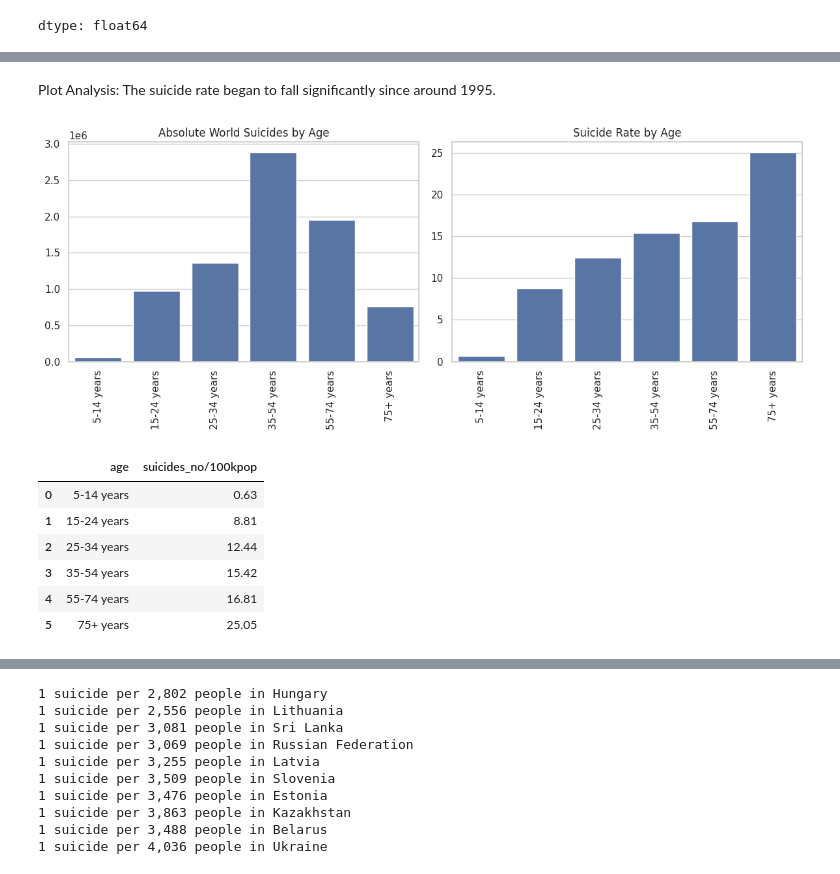
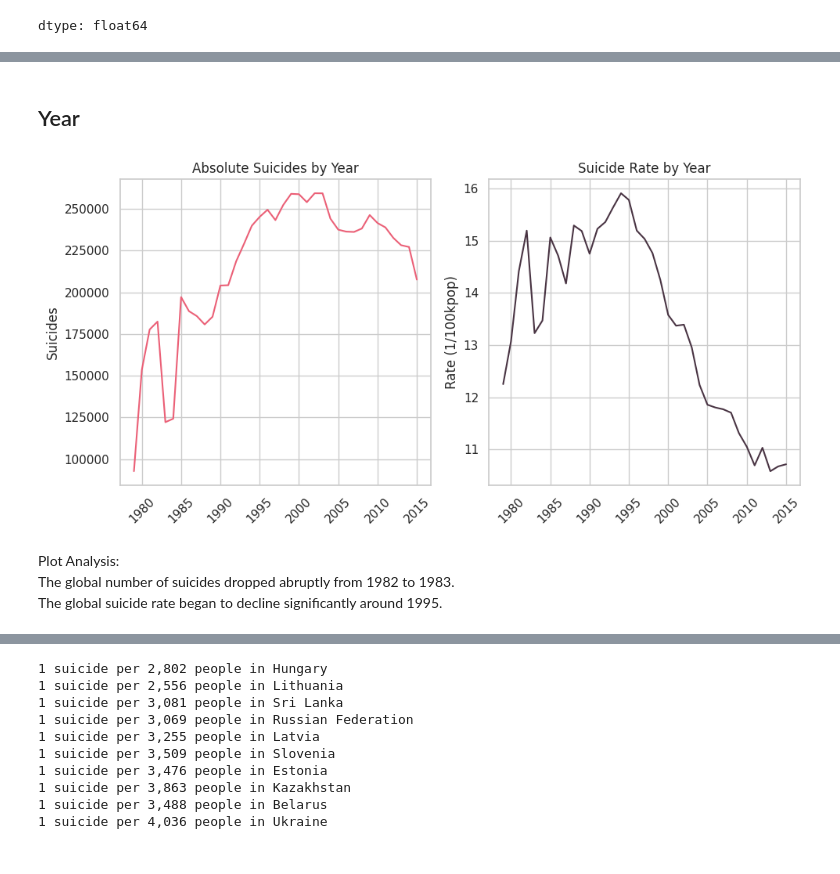
Before and after one commit to pdrzxzz/who-suicide-analysis, a Jupyter notebook: who_suicides_analysis.ipynb, the cells around one changed output, grey strips where cells are left out. Cells and saved outputs as stored; diff of their text form; code cells hidden in the pictures.

```diff
--- a/who_suicides_analysis.ipynb
+++ b/who_suicides_analysis.ipynb
@@ -189,22 +175,3 @@ df['sex'].value_counts(normalize=True)
 | female | 0.50 |
 | male | 0.50 |
 dtype: float64
-# %%
-# 1. Absolute and Rate Suicides by Year
-fig, (ax1, ax2) = plt.subplots(1, 2, figsize=(12, 5))
-df_grouped = df.groupby('year')['suicides_no/100kpop'].mean().reset_index()
-
-sns.lineplot(x=df.groupby("year")["suicides_no"].sum().index, y=df.groupby("year")["suicides_no"].sum().values, ax=ax1)
-ax1.set_title("Absolute World Suicides by Year")
-ax1.tick_params(axis='x', rotation=90)
-ax1.set_xlabel("")
-ax1.set_ylabel("")
-
-sns.lineplot(x='year', y='suicides_no/100kpop', data=df_grouped, ax=ax2)
-ax2.set_title("Suicide Rate by Year")
-ax2.tick_params(axis='x', rotation=90)
-ax2.set_xlabel("")
-ax2.set_ylabel("")
-
-plt.tight_layout()
-plt.show()
@@ -213,33 +375,18 @@ plt.show()
+# %% [markdown]
+## Year
+# %%
+# Suicides by year (line chart)
+plot_suicide_charts(
+    df,
+    groupby_cols='year',
+    chart_type='line',
+    title_suffix="by Year",
+    color_abs=COLOR1,
+    color_rate=COLOR2,
+)
+# %% [output]
+[figure, added]
 # %% [markdown]
-Plot Analysis: The suicide rate began to fall significantly since around 1995.
+Plot Analysis:
+The global number of suicides dropped abruptly from 1982 to 1983.
+The global suicide rate began to decline significantly around 1995.
-# %%
-# 2. Absolute and Rate Suicides by Age
-fig, (ax3, ax4) = plt.subplots(1, 2, figsize=(12, 5))
-df_grouped = df.groupby('age', observed=True)['suicides_no/100kpop'].mean().reset_index()
-
-sns.barplot(x=df.groupby("age", observed=True)["suicides_no"].sum().index, y=df.groupby("age", observed=True)["suicides_no"].sum().values, ax=ax3)
-ax3.set_title("Absolute World Suicides by Age")
-ax3.tick_params(axis='x', rotation=90)
-ax3.set_xlabel("")
-ax3.set_ylabel("")
-
-sns.barplot(x='age', y='suicides_no/100kpop', data=df_grouped, ax=ax4)
-ax4.set_title("Suicide Rate by Age")
-ax4.tick_params(axis='x', rotation=90)
-ax4.set_xlabel("")
-ax4.set_ylabel("")
-
-plt.tight_layout()
-plt.show()
-# %% [output]
-[figure, removed]
-# %%
-df_grouped
-# %% [output]
-|  | age | suicides_no/100kpop |
-| 0 | 5-14 years | 0.63 |
-| 1 | 15-24 years | 8.81 |
-| 2 | 25-34 years | 12.44 |
-| 3 | 35-54 years | 15.42 |
-| 4 | 55-74 years | 16.81 |
-| 5 | 75+ years | 25.05 |
```
Also changed, not shown: parts of 75 cells of this notebook.
